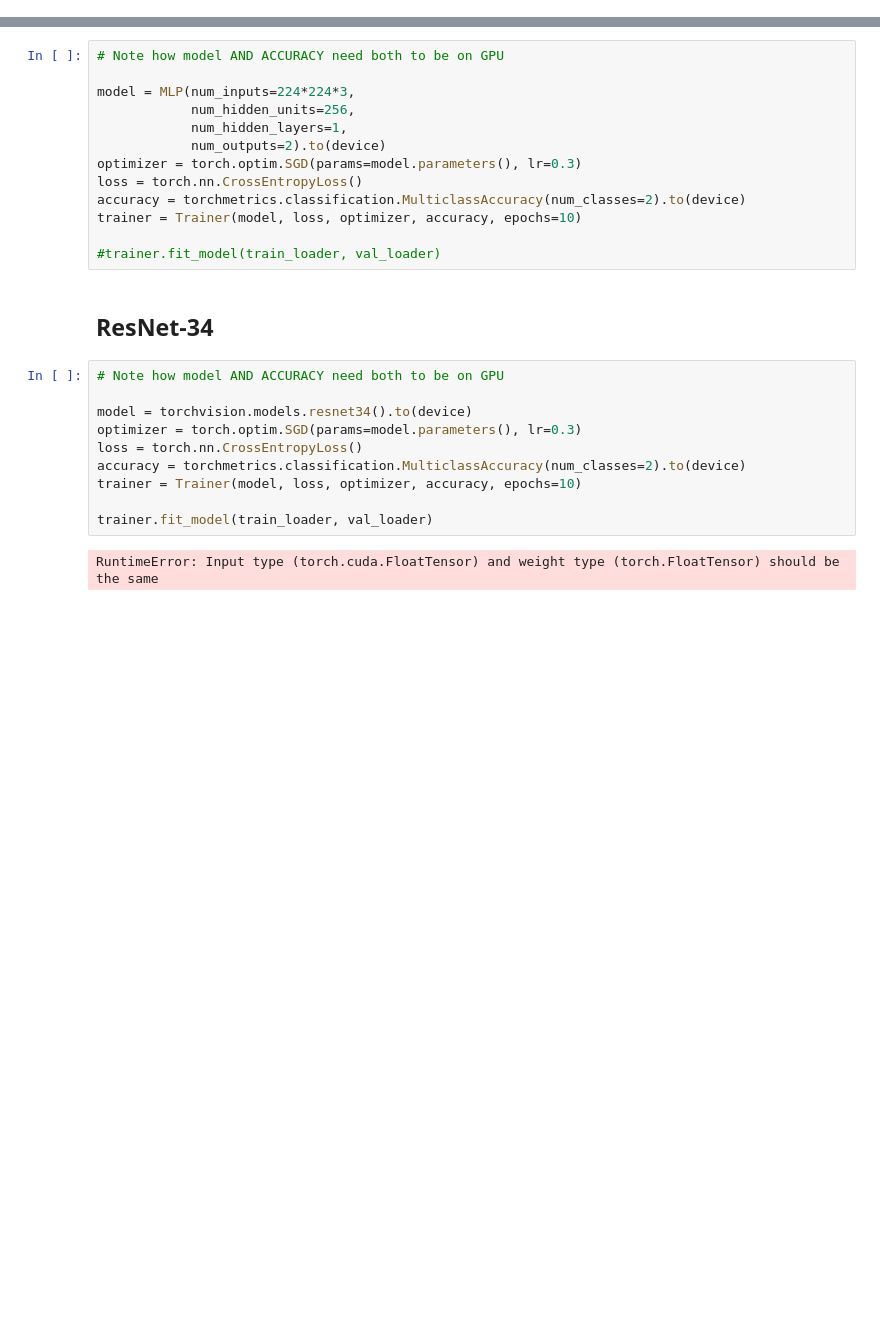
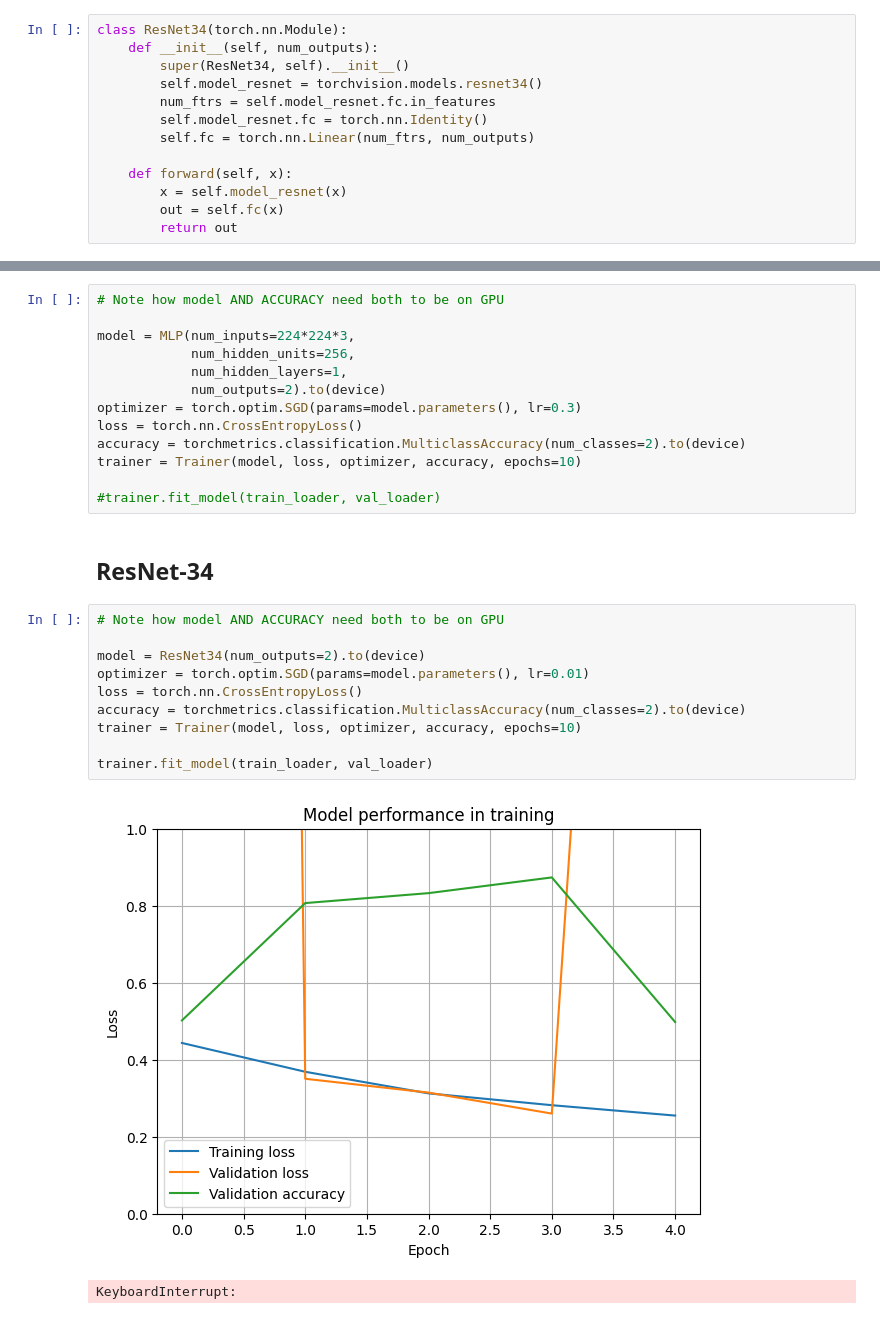
Before and after one commit to lordPachy/acquafuochinofuoco, a Jupyter notebook: main.ipynb, the cells around one changed output, grey strips where cells are left out. Drawn from its saved outputs; the diff is of its cells as text; blank space fills up the shorter version.

Commit message:
Fixed training on PyTorch ResNet

```diff
--- a/main.ipynb
+++ b/main.ipynb
@@ -100,3 +108,16 @@ class MLP(torch.nn.Module):
+# %%
+class ResNet34(torch.nn.Module):
+    def __init__(self, num_outputs):
+        super(ResNet34, self).__init__()
+        self.model_resnet = torchvision.models.resnet34()
+        num_ftrs = self.model_resnet.fc.in_features
+        self.model_resnet.fc = torch.nn.Identity()
+        self.fc = torch.nn.Linear(num_ftrs, num_outputs)
+
+    def forward(self, x):
+        x = self.model_resnet(x)
+        out = self.fc(x)
+        return out
 # %% [markdown]
 # Trainer
 # %%
@@ -210,12 +232,13 @@ trainer = Trainer(model, loss, optimizer, accuracy, epochs=10)
 # %%
 # Note how model AND ACCURACY need both to be on GPU
 
-model = torchvision.models.resnet34().to(device)
-optimizer = torch.optim.SGD(params=model.parameters(), lr=0.3)
+model = ResNet34(num_outputs=2).to(device)
+optimizer = torch.optim.SGD(params=model.parameters(), lr=0.01)
 loss = torch.nn.CrossEntropyLoss()
 accuracy = torchmetrics.classification.MulticlassAccuracy(num_classes=2).to(device)
 trainer = Trainer(model, loss, optimizer, accuracy, epochs=10)
 
 trainer.fit_model(train_loader, val_loader)
 # %% [output]
+[figure, added]
-RuntimeError: Input type (torch.cuda.FloatTensor) and weight type (torch.FloatTensor) should be the same
+KeyboardInterrupt:
```
Also changed, not shown: parts of 5 cells of this notebook.
